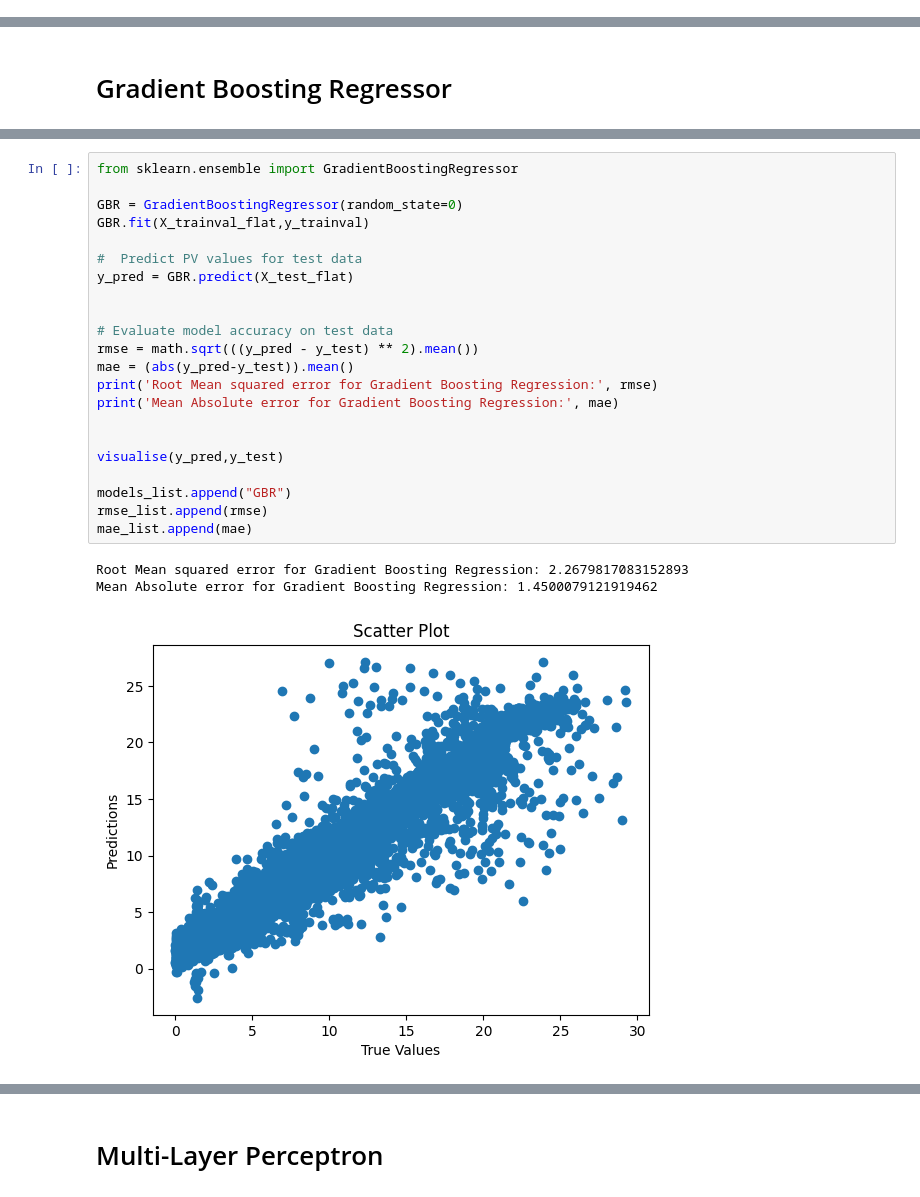
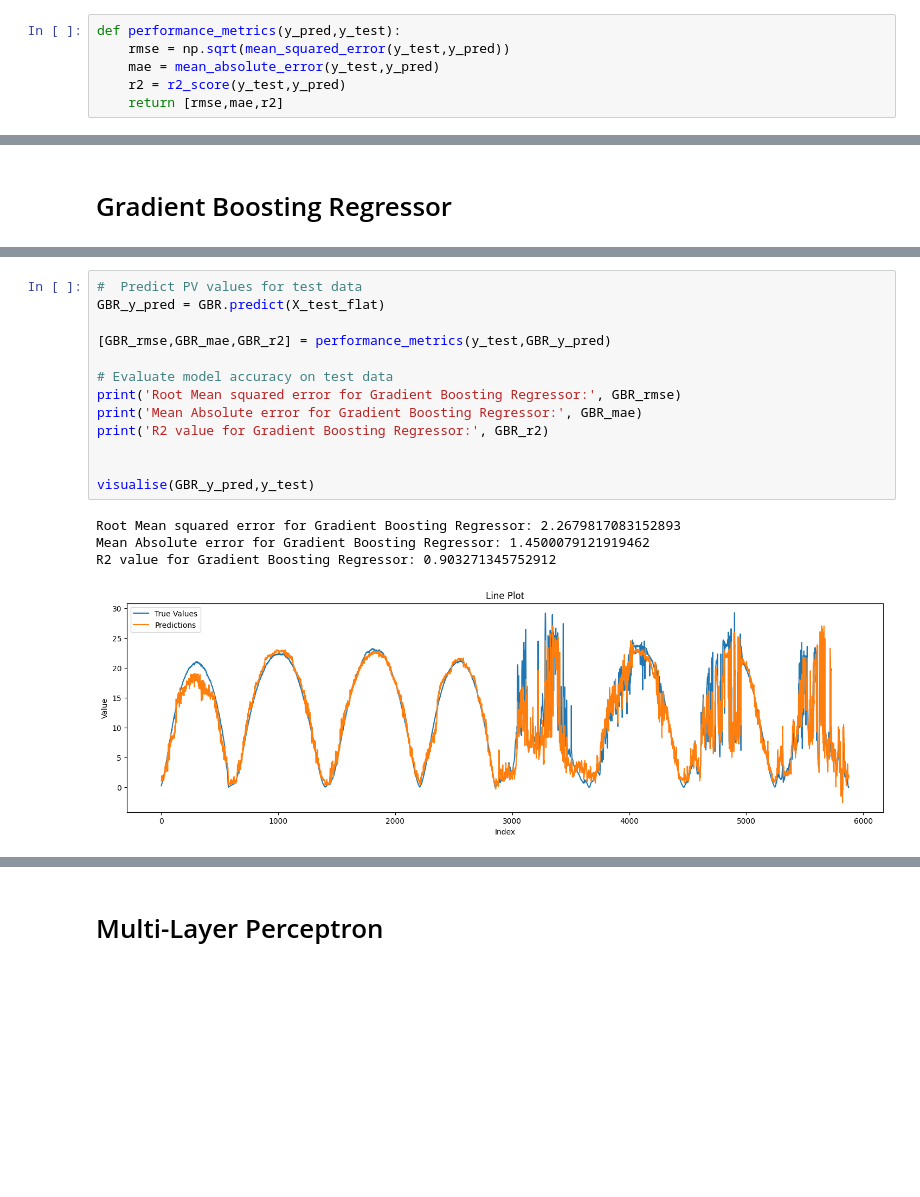
Before and after one commit to rakeshbodavula/Solar_NowCasting, a Jupyter notebook: NOWCAST.ipynb, the cells around one changed output, grey strips where cells are left out. Saved outputs shown, nothing was run; the diff lists cells and outputs as text; blank space fills up the shorter version.

```diff
--- a/NOWCAST.ipynb
+++ b/NOWCAST.ipynb
@@ -76,2 +92,8 @@ mae_list = []
+# %%
+def performance_metrics(y_pred,y_test):
+    rmse = np.sqrt(mean_squared_error(y_test,y_pred))
+    mae = mean_absolute_error(y_test,y_pred)
+    r2 = r2_score(y_test,y_pred)
+    return [rmse,mae,r2]
 # %% [markdown]
 # Random Forest Regressor
@@ -129,26 +136,18 @@ https://gist.github.com/mwaskom/de44147ed2974457ad6372750bbe5751
 # %%
-from sklearn.ensemble import GradientBoostingRegressor
+#  Predict PV values for test data
+GBR_y_pred = GBR.predict(X_test_flat)
 
-GBR = GradientBoostingRegressor(random_state=0)
-GBR.fit(X_trainval_flat,y_trainval)
+[GBR_rmse,GBR_mae,GBR_r2] = performance_metrics(y_test,GBR_y_pred)
 
-#  Predict PV values for test data
-y_pred = GBR.predict(X_test_flat)
+# Evaluate model accuracy on test data
+print('Root Mean squared error for Gradient Boosting Regressor:', GBR_rmse)
+print('Mean Absolute error for Gradient Boosting Regressor:', GBR_mae)
+print('R2 value for Gradient Boosting Regressor:', GBR_r2)
 
 
-# Evaluate model accuracy on test data
-rmse = math.sqrt(((y_pred - y_test) ** 2).mean())
-mae = (abs(y_pred-y_test)).mean()
-print('Root Mean squared error for Gradient Boosting Regression:', rmse)
-print('Mean Absolute error for Gradient Boosting Regression:', mae)
-
-
-visualise(y_pred,y_test)
-
-models_list.append("GBR")
-rmse_list.append(rmse)
-mae_list.append(mae)
+visualise(GBR_y_pred,y_test)
 # %% [output]
-Root Mean squared error for Gradient Boosting Regression: 2.2679817083152893
-Mean Absolute error for Gradient Boosting Regression: 1.4500079121919462
+Root Mean squared error for Gradient Boosting Regressor: 2.2679817083152893
+Mean Absolute error for Gradient Boosting Regressor: 1.4500079121919462
+R2 value for Gradient Boosting Regressor: 0.903271345752912
-[figure, old version]
+[figure, new version]
```
Also changed, not shown: parts of 17 cells of this notebook.
